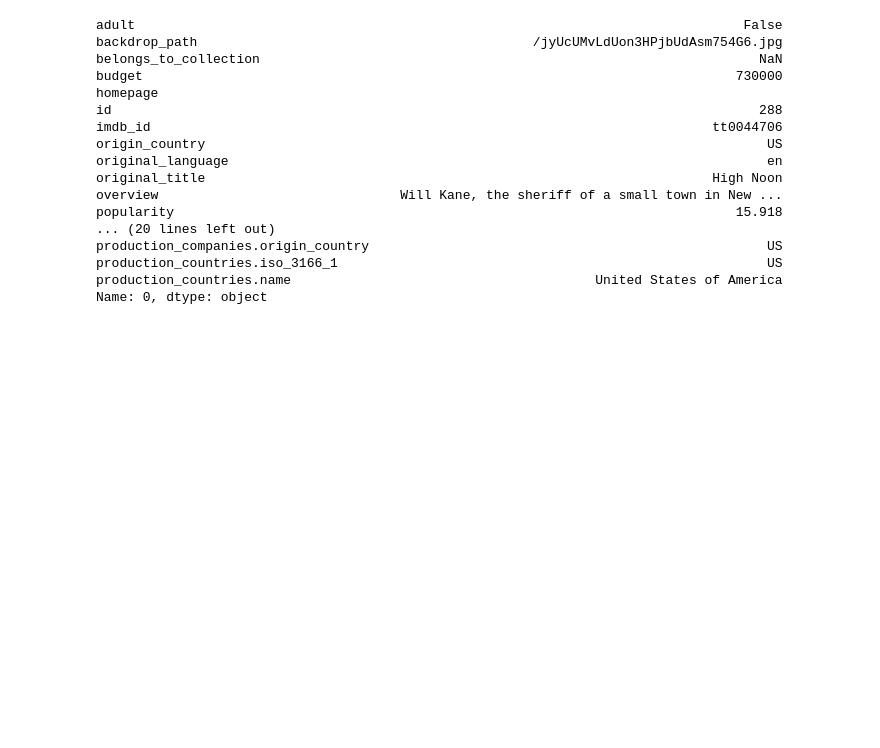
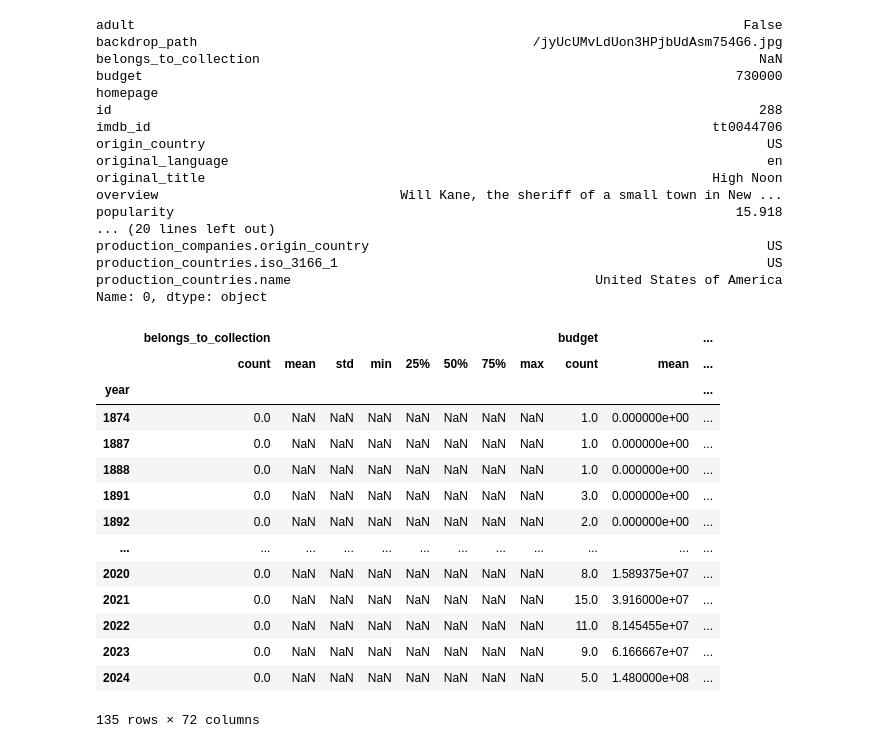
Before and after one commit to LukaszDygon/spooktober-app, a Jupyter notebook: analysis.ipynb, the cells around one changed output. Cells and saved outputs as stored; diff of their text form; code cells hidden in the pictures; blank space fills up the shorter version.

```diff
--- a/analysis.ipynb
+++ b/analysis.ipynb
@@ -44,3 +46,23 @@ production_companies.origin_country
 production_countries.iso_3166_1                                                       US
 production_countries.name                                       United States of America
 Name: 0, dtype: object
+# %%
+df['year'] = pd.DatetimeIndex(df['release_date']).year
+df_year = df.groupby('year')
+df_year.describe()
+# %% [output]
+|  | belongs_to_collection |  |  |  |  |  |  |  | budget |  | ... |
+|  | count | mean | std | min | 25% | 50% | 75% | max | count | mean | ... |
+| year |  |  |  |  |  |  |  |  |  |  | ... |
+| 1874 | 0.0 | NaN | NaN | NaN | NaN | NaN | NaN | NaN | 1.0 | 0.000000e+00 | ... |
+| 1887 | 0.0 | NaN | NaN | NaN | NaN | NaN | NaN | NaN | 1.0 | 0.000000e+00 | ... |
+| 1888 | 0.0 | NaN | NaN | NaN | NaN | NaN | NaN | NaN | 1.0 | 0.000000e+00 | ... |
+| 1891 | 0.0 | NaN | NaN | NaN | NaN | NaN | NaN | NaN | 3.0 | 0.000000e+00 | ... |
+| 1892 | 0.0 | NaN | NaN | NaN | NaN | NaN | NaN | NaN | 2.0 | 0.000000e+00 | ... |
+| ... | ... | ... | ... | ... | ... | ... | ... | ... | ... | ... | ... |
+| 2020 | 0.0 | NaN | NaN | NaN | NaN | NaN | NaN | NaN | 8.0 | 1.589375e+07 | ... |
+| 2021 | 0.0 | NaN | NaN | NaN | NaN | NaN | NaN | NaN | 15.0 | 3.916000e+07 | ... |
+| 2022 | 0.0 | NaN | NaN | NaN | NaN | NaN | NaN | NaN | 11.0 | 8.145455e+07 | ... |
+| 2023 | 0.0 | NaN | NaN | NaN | NaN | NaN | NaN | NaN | 9.0 | 6.166667e+07 | ... |
+| 2024 | 0.0 | NaN | NaN | NaN | NaN | NaN | NaN | NaN | 5.0 | 1.480000e+08 | ... |
+135 rows × 72 columns
```
Also changed, not shown: parts of 2 cells of this notebook.
